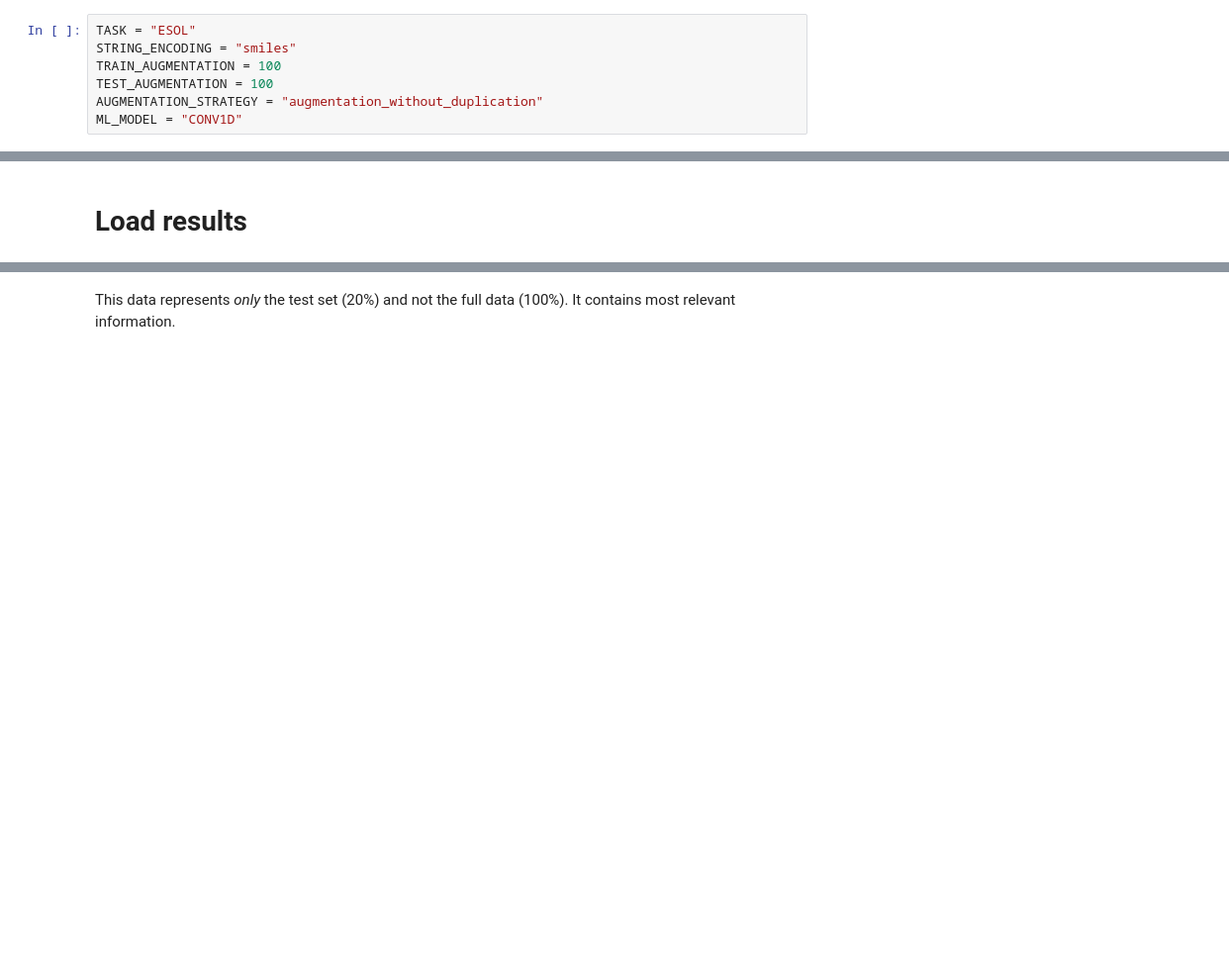
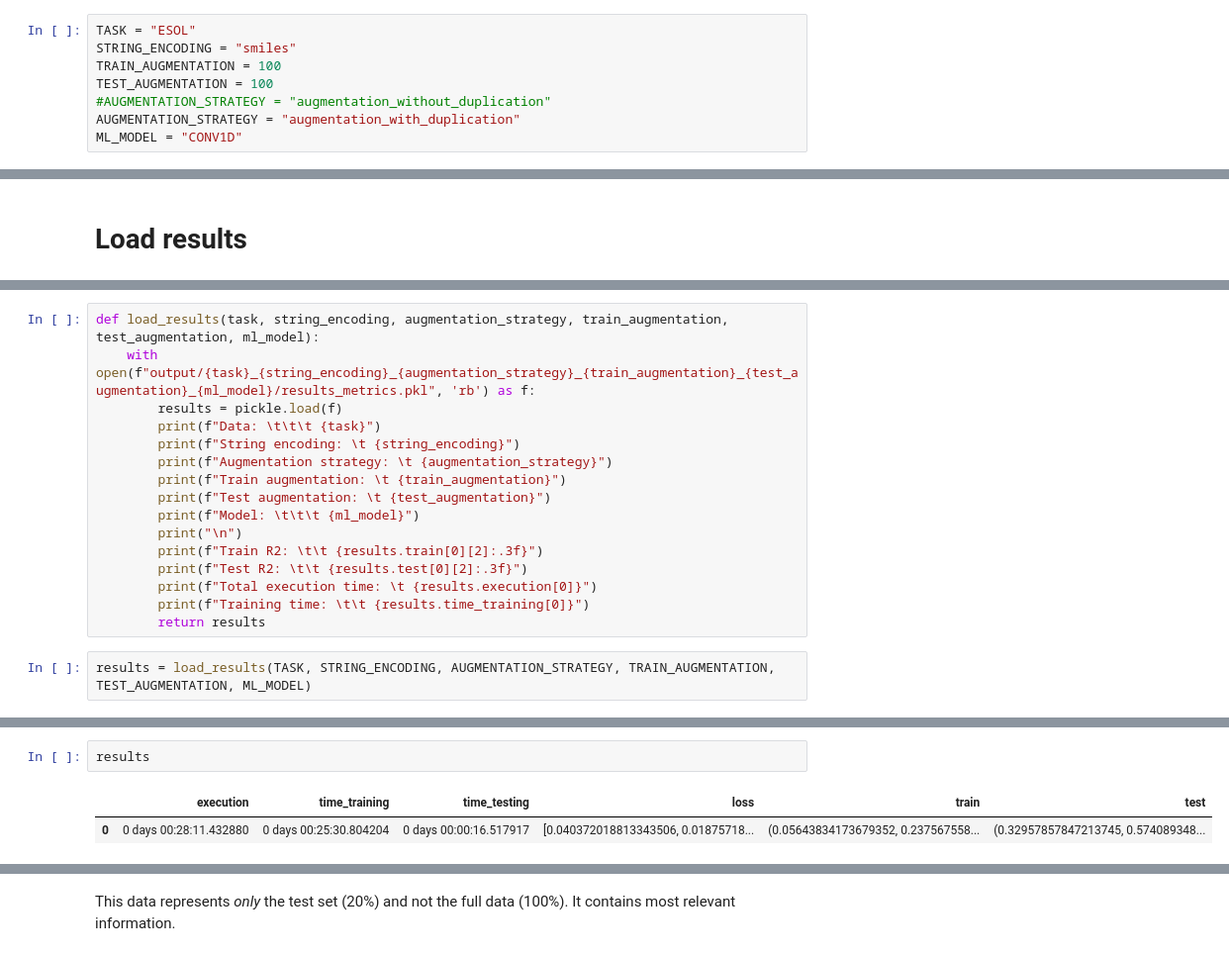
Before and after one commit to volkamerlab/maxsmi, a Jupyter notebook: maxsmi/results_ensemble_learning.ipynb, the cells around one changed output, grey strips where cells are left out. Shown at 99% size. Cells and saved outputs as stored; diff of their text form; blank space fills up the shorter version.

```diff
--- a/maxsmi/results_ensemble_learning.ipynb
+++ b/maxsmi/results_ensemble_learning.ipynb
@@ -21,5 +22,6 @@ TASK = "ESOL"
 STRING_ENCODING = "smiles"
 TRAIN_AUGMENTATION = 100
 TEST_AUGMENTATION = 100
-AUGMENTATION_STRATEGY = "augmentation_without_duplication"
+#AUGMENTATION_STRATEGY = "augmentation_without_duplication"
+AUGMENTATION_STRATEGY = "augmentation_with_duplication"
 ML_MODEL = "CONV1D"
@@ -27,0 +46,18 @@ ML_MODEL = "CONV1D"
+# %%
+def load_results(task, string_encoding, augmentation_strategy, train_augmentation, test_augmentation, ml_model):
+    with open(f"output/{task}_{string_encoding}_{augmentation_strategy}_{train_augmentation}_{test_augmentation}_{ml_model}/results_metrics.pkl", 'rb') as f:
+        results = pickle.load(f)
+        print(f"Data: \t\t\t {task}")
+        print(f"String encoding: \t {string_encoding}")
+        print(f"Augmentation strategy: \t {augmentation_strategy}")
+        print(f"Train augmentation: \t {train_augmentation}")
+        print(f"Test augmentation: \t {test_augmentation}")
+        print(f"Model: \t\t\t {ml_model}")
+        print("\n")
+        print(f"Train R2: \t\t {results.train[0][2]:.3f}")
+        print(f"Test R2: \t\t {results.test[0][2]:.3f}")
+        print(f"Total execution time: \t {results.execution[0]}")
+        print(f"Training time: \t\t {results.time_training[0]}")
+        return results
+# %%
+results = load_results(TASK, STRING_ENCODING, AUGMENTATION_STRATEGY, TRAIN_AUGMENTATION, TEST_AUGMENTATION, ML_MODEL)
@@ -27,0 +77,5 @@ ML_MODEL = "CONV1D"
+# %%
+results
+# %% [output]
+|  | execution | time_training | time_testing | loss | train | test |
+| 0 | 0 days 00:28:11.432880 | 0 days 00:25:30.804204 | 0 days 00:00:16.517917 | [0.040372018813343506, 0.01875718... | (0.05643834173679352, 0.237567558... | (0.32957857847213745, 0.574089348... |
```
Also changed, not shown: parts of 12 cells of this notebook.
